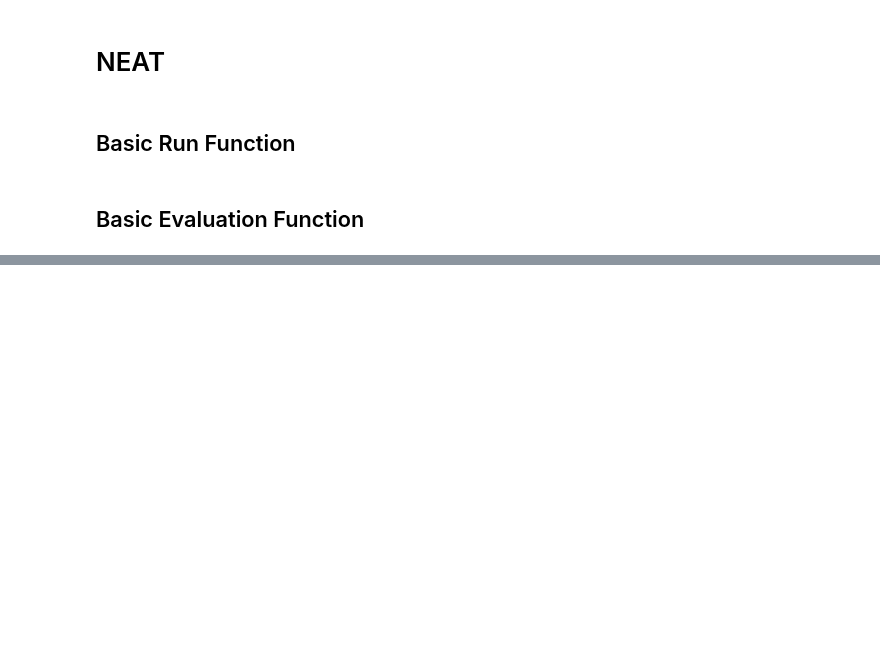
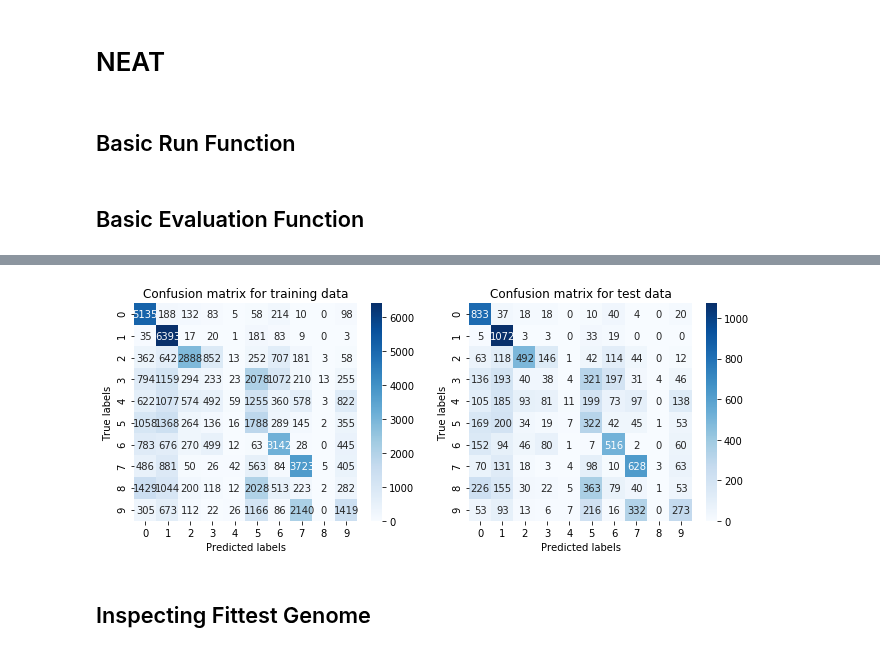
Before and after one commit to Avuerro/NaturalComputing, a Jupyter notebook: Project/NEAT-MNIST.ipynb, the cells around one changed output, grey strips where cells are left out. Drawn from its saved outputs; the diff is of its cells as text; code cells hidden in the pictures; blank space fills up the shorter version.

```diff
--- a/Project/NEAT-MNIST.ipynb
+++ b/Project/NEAT-MNIST.ipynb
@@ -135,5 +143,11 @@ def run(config_file):
 # %% [markdown]
 ## Basic Evaluation Function
+# %%
+
+def sigmoid(output):
+    output = [min(709., x) for x in output]
+    output = [max(-709., x) for x in output]
+    return [1 /(1 + math.exp(-x)) for x in output]
 # %%
 def eval_genomes(genomes, config):
 
@@ -189,0 +187,2 @@ Output:
+# %%
+run(CONFIG_FILE)
@@ -189,0 +262,25 @@ Output:
+# %%
+cm_train = confusion_matrix(Y_train, preds_train, labels=range(N_CLASSES_TO_USE))
+cm_test = confusion_matrix(Y_test, preds_test, labels=range(N_CLASSES_TO_USE))
+# %%
+# Create figure
+fig, ax = plt.subplots(1,2, figsize=(11,4))
+
+# Plot confusion matrix for training data
+sns.heatmap(cm_train, annot=True, fmt='g', ax=ax[0], cmap="Blues")
+ax[0].set_xlabel('Predicted labels')
+ax[0].set_ylabel('True labels')
+ax[0].set_title('Confusion matrix for training data')
+
+# Plot confusion matrix for validation data
+sns.heatmap(cm_test, annot=True, fmt='g', ax=ax[1], cmap="Blues")
+ax[1].set_xlabel('Predicted labels')
+ax[1].set_ylabel('True labels')
+ax[1].set_title('Confusion matrix for test data')
+
+# Show the result
+plt.show()
+# %% [output]
+[figure, added]
+# %% [markdown]
+## Inspecting Fittest Genome
```
Also changed, not shown: parts of 18 cells of this notebook, 24 other files.
